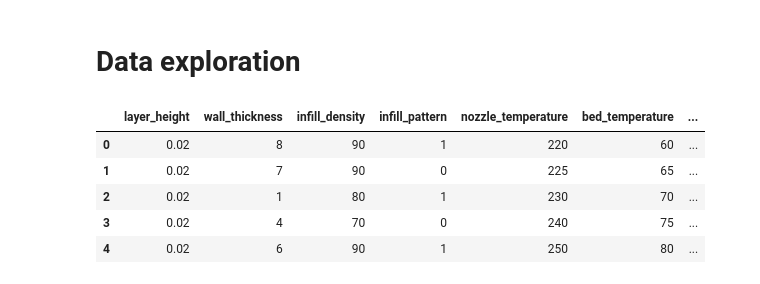
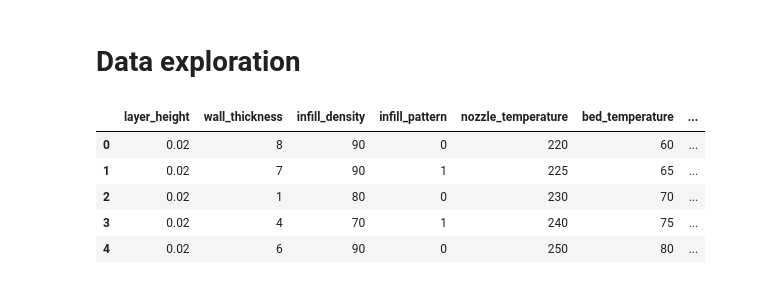
Before and after one commit to SimchaGD/AIVE, a Jupyter notebook: dag3/GridsearchCV.ipynb, the cells around one changed output. Saved outputs shown, nothing was run; the diff lists cells and outputs as text; code cells hidden in the pictures.

```diff
--- a/dag3/GridsearchCV.ipynb
+++ b/dag3/GridsearchCV.ipynb
@@ -8,27 +10,22 @@ from sklearn.model_selection import GridSearchCV
 # Data exploration
 # %%
 # Het inladen van tabellen. Dit wordt gezet in een "DataFrame"
-df = pd.read_csv("../3dprinter/data.csv")
+df = pd.read_csv("../3dprinter/data.csv", sep=';')
 
-# Verander alle categorien naar cijfers. We zetten de infill_patern "grid" op 1 en "honeycomb" op 0.
-df.infill_pattern = df.infill_pattern.apply(lambda x: 1 if x == "grid" else 0)
-# We zetten de material "abs" op 1 en "pla" op 0.
-df.material = df.material.apply(lambda x: 1 if x == "abs" else 0)
+# Onze afhankelijke waarde is de kolom "materiaal"
+Y = df.material
 
 # Onze voorspellers moet het materiaal gaan voorspellen. We willen niet dat we het materiaal als gegeven zien. Dan wordt het wel heel makkelijk!
 X = df.drop("material", axis = 1)
 
-# Onze afhankelijke waarde is de kolom "materiaal"
-Y = df.material
-
-X.head() # Hier zien we dat de infill pattern 1 en 0 zijn geworden. En de kolom material staat er niet meer in
+X.head() # De kolom material staat er niet meer in
 # %% [output]
 |  | layer_height | wall_thickness | infill_density | infill_pattern | nozzle_temperature | bed_temperature | ... |
-| 0 | 0.02 | 8 | 90 | 1 | 220 | 60 | ... |
-| 1 | 0.02 | 7 | 90 | 0 | 225 | 65 | ... |
-| 2 | 0.02 | 1 | 80 | 1 | 230 | 70 | ... |
-| 3 | 0.02 | 4 | 70 | 0 | 240 | 75 | ... |
-| 4 | 0.02 | 6 | 90 | 1 | 250 | 80 | ... |
+| 0 | 0.02 | 8 | 90 | 0 | 220 | 60 | ... |
+| 1 | 0.02 | 7 | 90 | 1 | 225 | 65 | ... |
+| 2 | 0.02 | 1 | 80 | 0 | 230 | 70 | ... |
+| 3 | 0.02 | 4 | 70 | 1 | 240 | 75 | ... |
+| 4 | 0.02 | 6 | 90 | 0 | 250 | 80 | ... |
 # %%
 from sklearn.svm import SVC
 svmc = SVC()
```
Also changed, not shown: parts of 3 cells of this notebook, 1 other file.
